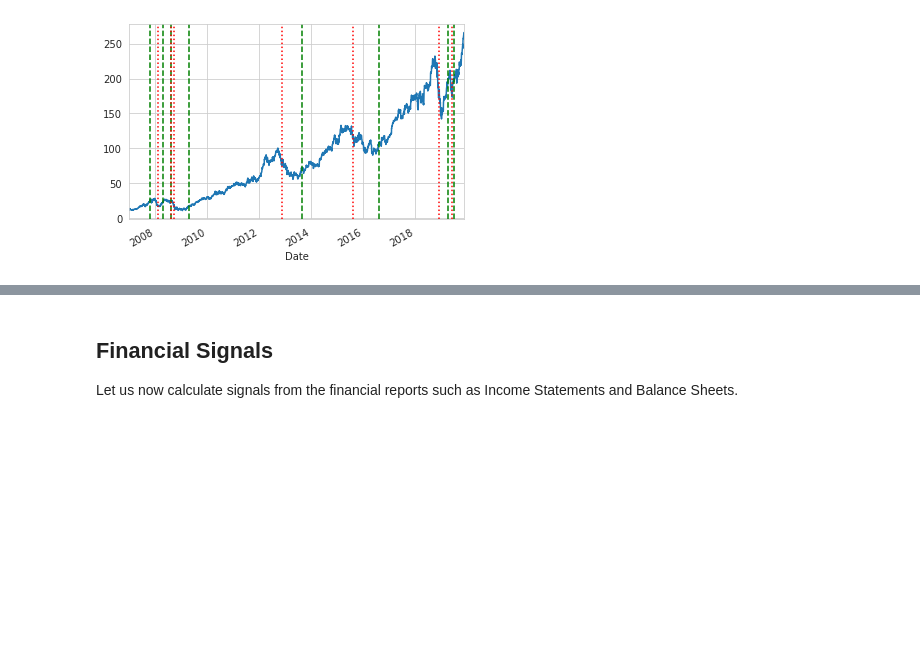
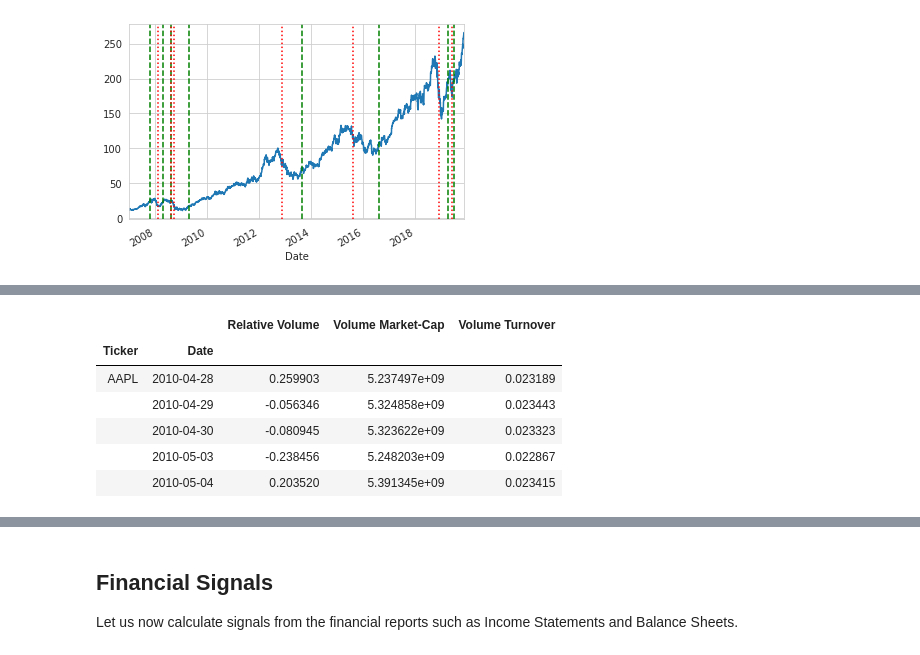
Before and after one commit to SimFin/simfin-tutorials, a Jupyter notebook: 04_Signals.ipynb, the cells around one changed output, grey strips where cells are left out. Cells and saved outputs as stored; diff of their text form; code cells hidden in the pictures; blank space fills up the shorter version.

```diff
--- a/04_Signals.ipynb
+++ b/04_Signals.ipynb
@@ -334,0 +339,19 @@ plot_triggers(df_prices=df_prices.loc[ticker],
+# %%
+# Get the share-counts from the Income Statements.
+df_shares = df_income_ttm[SHARES_BASIC]
+
+# Calculate the trading-volume signals.
+df_vol_signals = sf.volume_signals(df_prices=df_prices,
+                                   df_shares=df_shares,
+                                   window=20)
+
+# Show the result.
+df_vol_signals.dropna().head()
+# %% [output]
+|  |  | Relative Volume | Volume Market-Cap | Volume Turnover |
+| Ticker | Date |  |  |  |
+| AAPL | 2010-04-28 | 0.259903 | 5.237497e+09 | 0.023189 |
+|  | 2010-04-29 | -0.056346 | 5.324858e+09 | 0.023443 |
+|  | 2010-04-30 | -0.080945 | 5.323622e+09 | 0.023323 |
+|  | 2010-05-03 | -0.238456 | 5.248203e+09 | 0.022867 |
+|  | 2010-05-04 | 0.203520 | 5.391345e+09 | 0.023415 |
```
Also changed, not shown: parts of 14 cells of this notebook.
